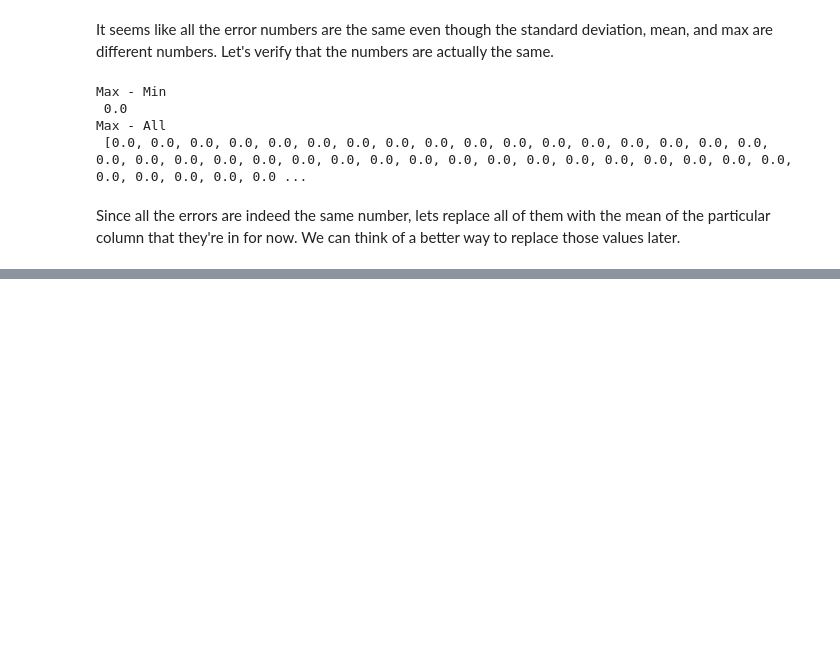
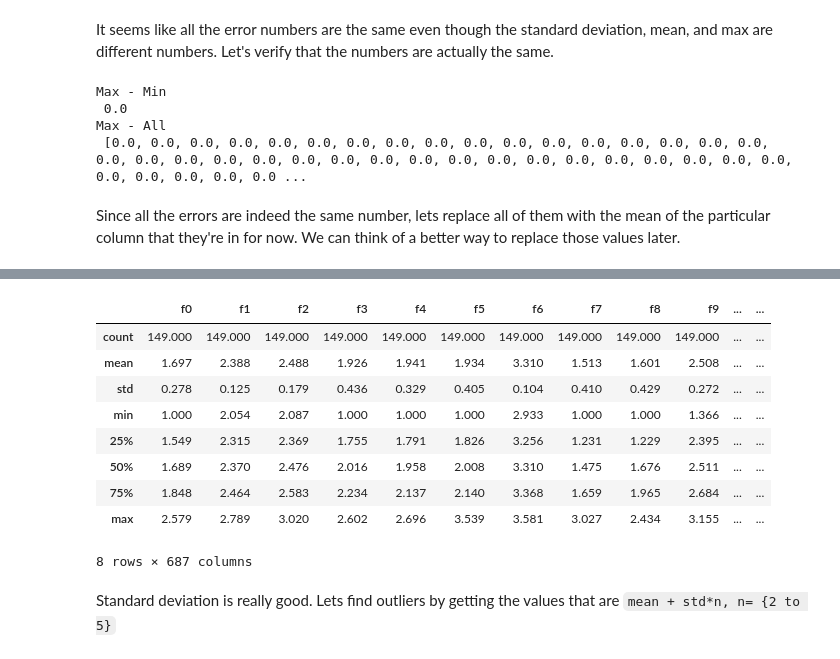
Before and after one commit to calebdre/Machine-Learning-Project, a Jupyter notebook: part1/explore.ipynb, the cells around one changed output, grey strips where cells are left out. Drawn from its saved outputs; the diff is of its cells as text; code cells hidden in the pictures; blank space fills up the shorter version.

```diff
--- a/part1/explore.ipynb
+++ b/part1/explore.ipynb
@@ -200,0 +119,9 @@ train_corrs[train_corrs.abs() > .
+# %%
+def corr(labels, train):
+    n = len(labels)
+    v1, v2 = labels.values, train.values
+    sums = np.multiply.outer(v2.sum(0), v1.sum(0))
+    stds = np.multiply.outer(v2.std(0), v1.std(0))
+    return pd.DataFrame((v2.T.dot(v1) - sums / n) / stds / n, train.columns, labels.columns)
+# %%
+train_label_corr = corr(labels, train)
@@ -200,0 +152,2 @@ train_corrs[train_corrs.abs() > .
+# %%
+train = train[train_label_corr[train_label_corr >= .3].dropna().index]
@@ -200,0 +169,13 @@ train_corrs[train_corrs.abs() > .
+# %%
+# http://sebastianraschka.com/Articles/2015_pca_in_3_steps.html
+# https://machinelearningmastery.com/calculate-principal-component-analysis-scratch-python/
+# https://stats.stackexchange.com/questions/2691/making-sense-of-principal-component-analysis-eigenvectors-eigenvalues
+train_corrs = train.corr()
+correlation_threshold = .85
+# threshold for dropping correlated columns
+high_corrs = {}
+for col in train_corrs:
+    df = train_corrs[col]
+    corrs = df[df >= correlation_threshold].dropna().keys().drop(col)
+    if corrs.size > 0:
+        high_corrs[col] = corrs
@@ -200,0 +203,15 @@ train_corrs[train_corrs.abs() > .
+# %%
+train.describe()
+# %% [output]
+|  | f0 | f1 | f2 | f3 | f4 | f5 | f6 | f7 | f8 | f9 | ... | ... |
+| count | 149.000 | 149.000 | 149.000 | 149.000 | 149.000 | 149.000 | 149.000 | 149.000 | 149.000 | 149.000 | ... | ... |
+| mean | 1.697 | 2.388 | 2.488 | 1.926 | 1.941 | 1.934 | 3.310 | 1.513 | 1.601 | 2.508 | ... | ... |
+| std | 0.278 | 0.125 | 0.179 | 0.436 | 0.329 | 0.405 | 0.104 | 0.410 | 0.429 | 0.272 | ... | ... |
+| min | 1.000 | 2.054 | 2.087 | 1.000 | 1.000 | 1.000 | 2.933 | 1.000 | 1.000 | 1.366 | ... | ... |
+| 25% | 1.549 | 2.315 | 2.369 | 1.755 | 1.791 | 1.826 | 3.256 | 1.231 | 1.229 | 2.395 | ... | ... |
+| 50% | 1.689 | 2.370 | 2.476 | 2.016 | 1.958 | 2.008 | 3.310 | 1.475 | 1.676 | 2.511 | ... | ... |
+| 75% | 1.848 | 2.464 | 2.583 | 2.234 | 2.137 | 2.140 | 3.368 | 1.659 | 1.965 | 2.684 | ... | ... |
+| max | 2.579 | 2.789 | 3.020 | 2.602 | 2.696 | 3.539 | 3.581 | 3.027 | 2.434 | 3.155 | ... | ... |
+8 rows × 687 columns
+# %% [markdown]
+Standard deviation is really good. Lets find outliers by getting the values that are `mean + std*n, n= {2 to 5}`
```
Also changed, not shown: parts of 25 cells of this notebook.
